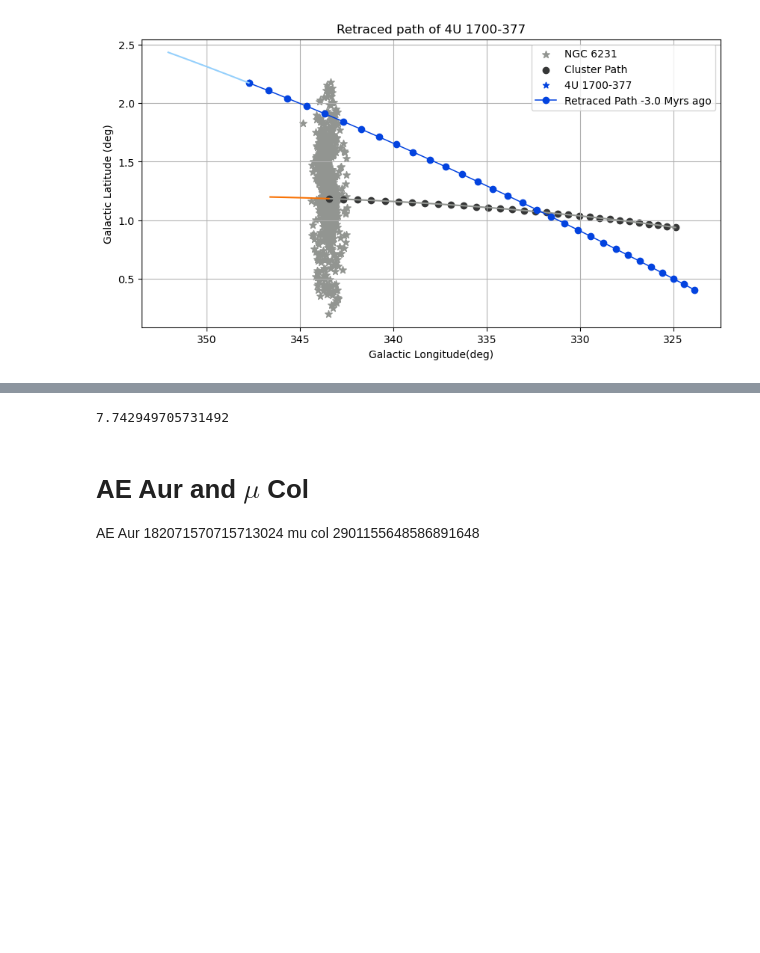
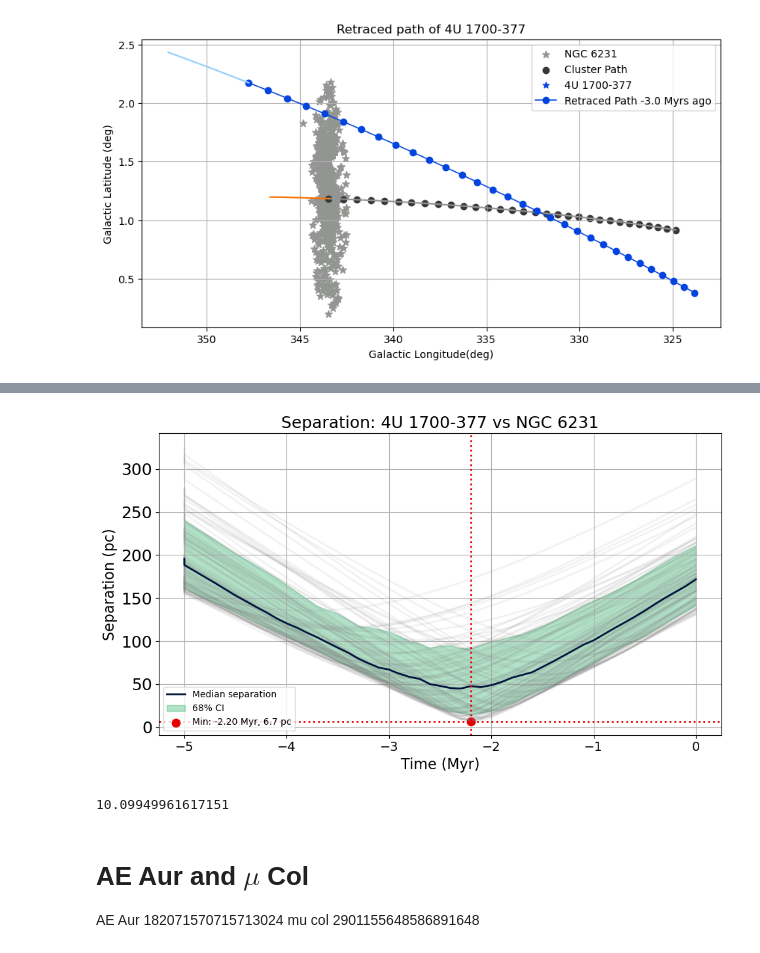
Before and after one commit to MantisShrimp2/Thesis-HMXB, a Jupyter notebook: Code/HMXB_TraceBack.ipynb, the cells around one changed output, grey strips where cells are left out. Saved outputs shown, nothing was run; the diff lists cells and outputs as text; code cells hidden in the pictures; blank space fills up the shorter version.

```diff
--- a/Code/HMXB_TraceBack.ipynb
+++ b/Code/HMXB_TraceBack.ipynb
@@ -339,8 +369,12 @@ GalacticTraceback(star_170037, int_time=-5.0).plot_separation(star_170037, ngc_6
+# %%
+GalacticTraceback(star_170037, int_time=-5.0).plot_separation_with_uncertainty(star_170037, ngc_6231_param,savefig=False)
+# %% [output]
+[figure, added]
 # %%
-deltam = (66.72/213)*(1/60)*((3.41)**(1/3))*((60+2.54)**(5/3))
+deltam = (66.72/213)*(1/46)*((3.41)**(1/3))*((60+2.54)**(5/3))
 deltam
 # %% [output]
-7.742949705731492
+10.09949961617151
 # %% [markdown]
 # AE Aur and $\mu$ Col
 AE Aur 182071570715713024
```
Also changed, not shown: parts of 17 cells of this notebook.
